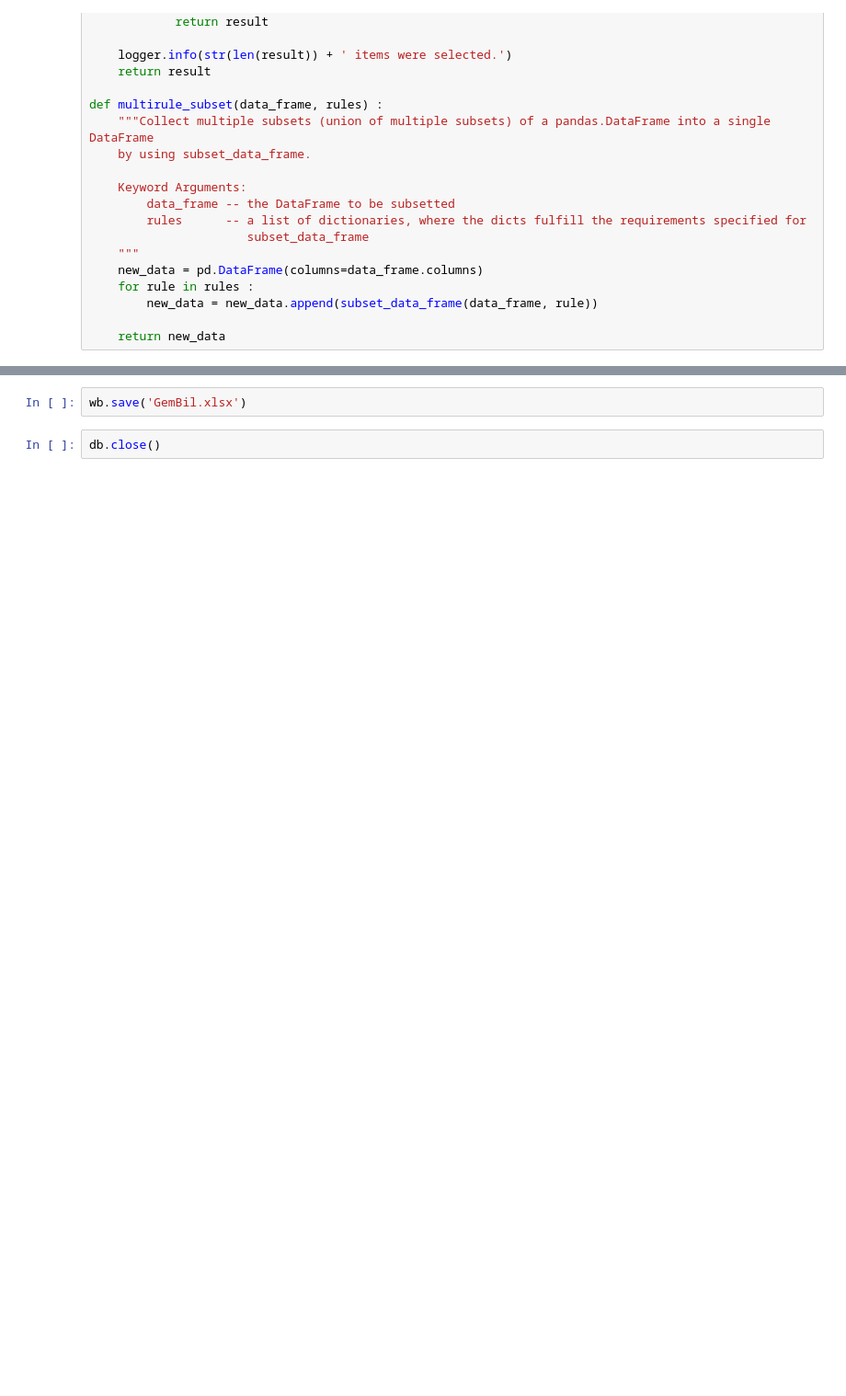
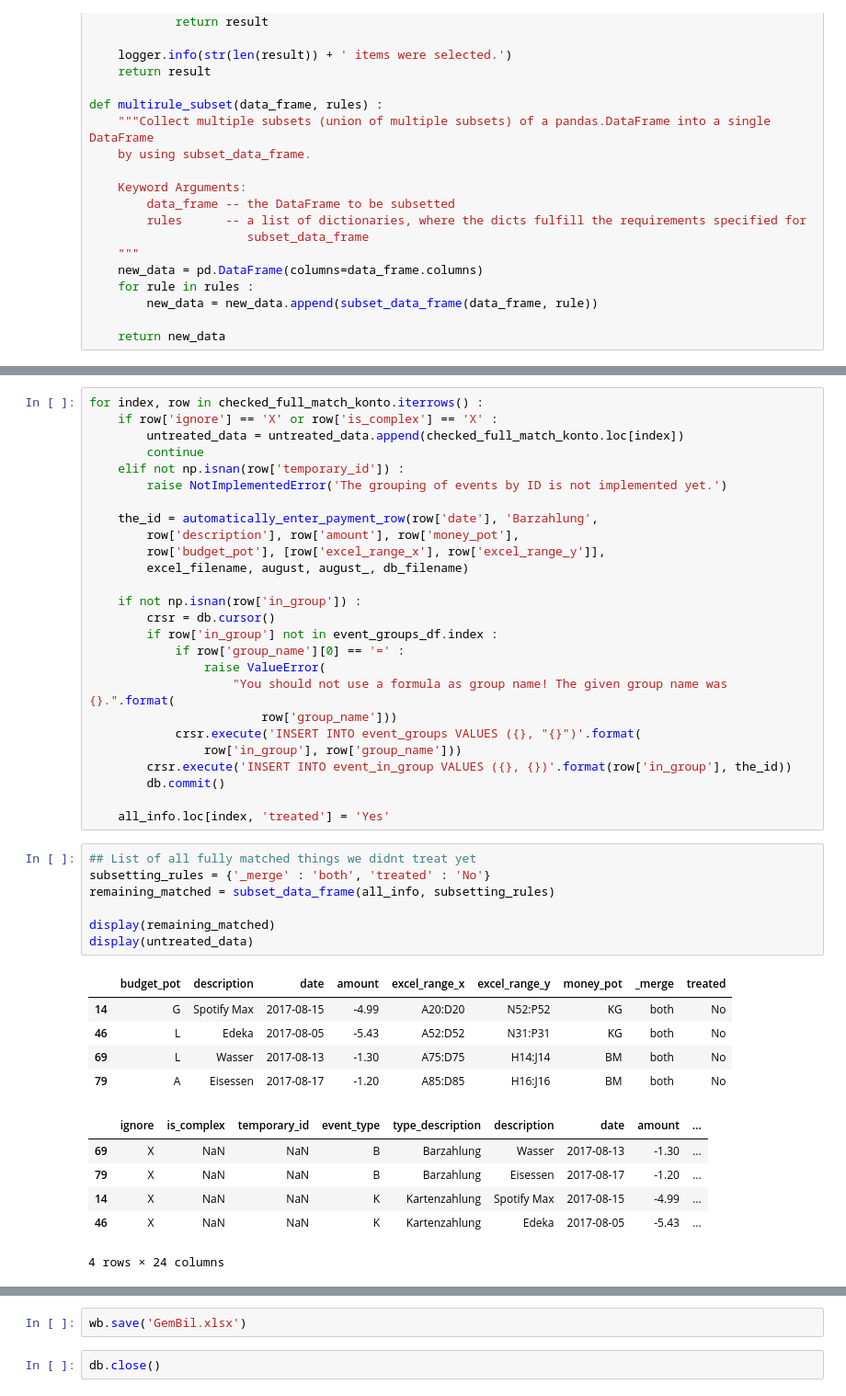
Before and after one commit to maxkoe/budgeter, a Jupyter notebook: excel_to_db_v3.ipynb, the cells around one changed output, grey strips where cells are left out. Shown: that part at 92% size. Cells and saved outputs as stored; diff of their text form; blank space fills up the shorter version.

```diff
--- a/excel_to_db_v3.ipynb
+++ b/excel_to_db_v3.ipynb
@@ -296,2 +317,47 @@ for index, row in full_match_bargeld.iterrows() :
+# %%
+for index, row in checked_full_match_konto.iterrows() :
+    if row['ignore'] == 'X' or row['is_complex'] == 'X' :
+        untreated_data = untreated_data.append(checked_full_match_konto.loc[index])
+        continue
+    elif not np.isnan(row['temporary_id']) :
+        raise NotImplementedError('The grouping of events by ID is not implemented yet.')
+
+    the_id = automatically_enter_payment_row(row['date'], 'Barzahlung',
+        row['description'], row['amount'], row['money_pot'],
+        row['budget_pot'], [row['excel_range_x'], row['excel_range_y']],
+        excel_filename, august, august_, db_filename)
+
+    if not np.isnan(row['in_group']) :
+        crsr = db.cursor()
+        if row['in_group'] not in event_groups_df.index :
+            if row['group_name'][0] == '=' :
+                raise ValueError(
+                    "You should not use a formula as group name! The given group name was {}.".format(
+                        row['group_name']))
+            crsr.execute('INSERT INTO event_groups VALUES ({}, "{}")'.format(
+                row['in_group'], row['group_name']))
+        crsr.execute('INSERT INTO event_in_group VALUES ({}, {})'.format(row['in_group'], the_id))
+        db.commit()
+
+    all_info.loc[index, 'treated'] = 'Yes'
+# %%
+## List of all fully matched things we didnt treat yet
+subsetting_rules = {'_merge' : 'both', 'treated' : 'No'}
+remaining_matched = subset_data_frame(all_info, subsetting_rules)
+
+display(remaining_matched)
+display(untreated_data)
+# %% [output]
+|  | budget_pot | description | date | amount | excel_range_x | excel_range_y | money_pot | _merge | treated |
+| 14 | G | Spotify Max | 2017-08-15 | -4.99 | A20:D20 | N52:P52 | KG | both | No |
+| 46 | L | Edeka | 2017-08-05 | -5.43 | A52:D52 | N31:P31 | KG | both | No |
+| 69 | L | Wasser | 2017-08-13 | -1.30 | A75:D75 | H14:J14 | BM | both | No |
+| 79 | A | Eisessen | 2017-08-17 | -1.20 | A85:D85 | H16:J16 | BM | both | No |
+|  | ignore | is_complex | temporary_id | event_type | type_description | description | date | amount | ... |
+| 69 | X | NaN | NaN | B | Barzahlung | Wasser | 2017-08-13 | -1.30 | ... |
+| 79 | X | NaN | NaN | B | Barzahlung | Eisessen | 2017-08-17 | -1.20 | ... |
+| 14 | X | NaN | NaN | K | Kartenzahlung | Spotify Max | 2017-08-15 | -4.99 | ... |
+| 46 | X | NaN | NaN | K | Kartenzahlung | Edeka | 2017-08-05 | -5.43 | ... |
+4 rows × 24 columns
 # %%
 ## For the "GK" (Gemeinsames Konto) Payments we create an excel sheet, where we can change the payment type
```
Also changed, not shown: parts of 36 cells of this notebook, 2 other files.
